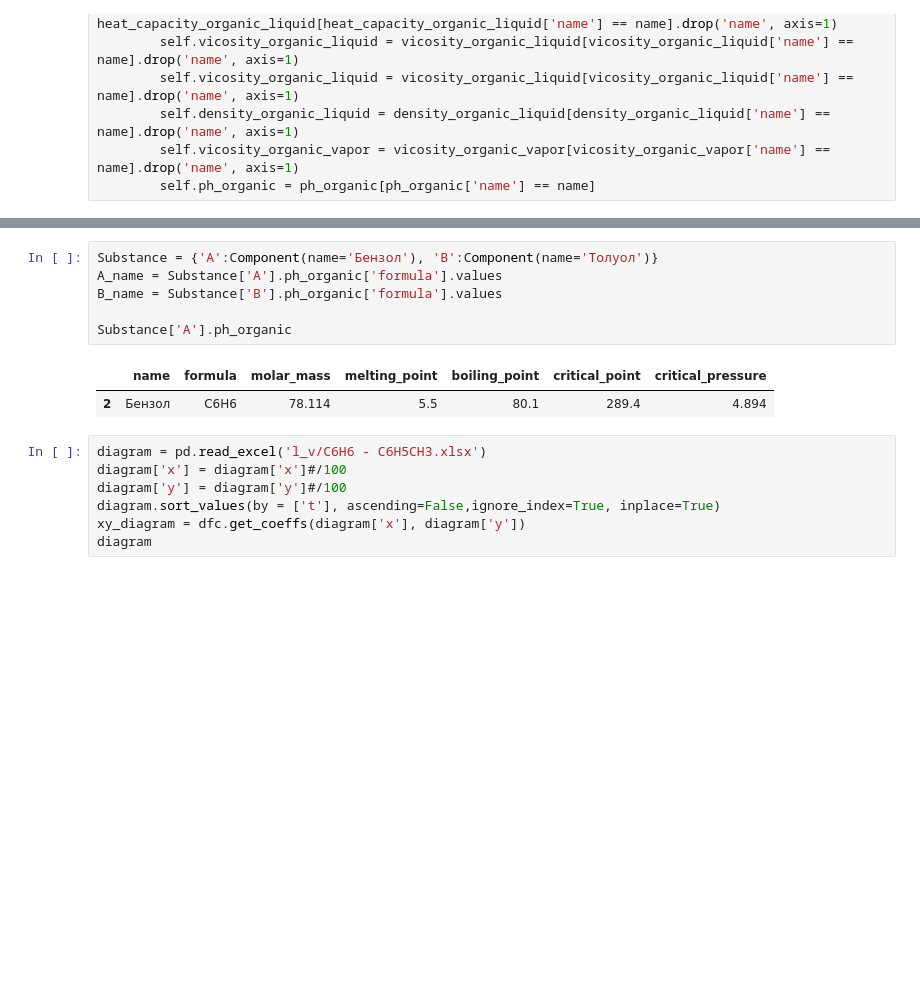
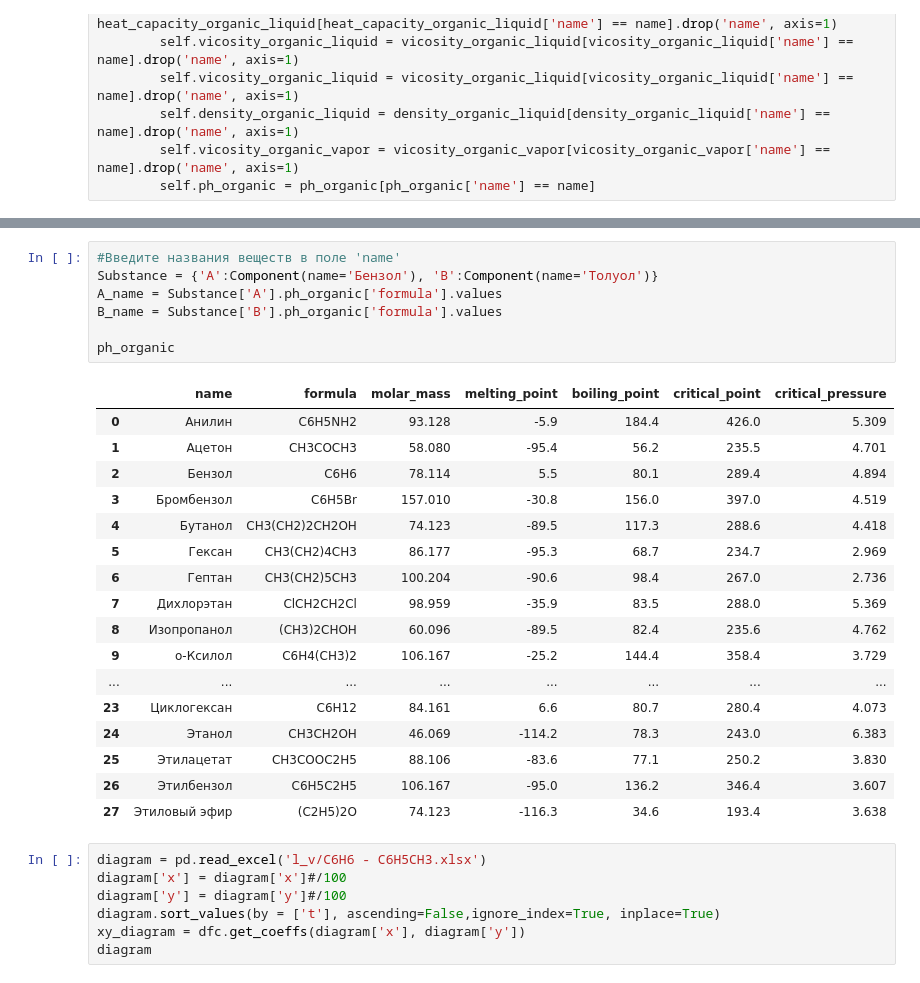
Before and after one commit to kdavjd/rectification_project, a Jupyter notebook: plate_column.ipynb, the cells around one changed output, grey strips where cells are left out. Saved outputs shown, nothing was run; the diff lists cells and outputs as text; blank space fills up the shorter version.

```diff
--- a/plate_column.ipynb
+++ b/plate_column.ipynb
@@ -111,12 +113,28 @@ class Сomponent():
 # %%
+#Введите названия веществ в поле 'name'
 Substance = {'A':Сomponent(name='Бензол'), 'B':Сomponent(name='Толуол')}
 A_name = Substance['A'].ph_organic['formula'].values
 B_name = Substance['B'].ph_organic['formula'].values
 
-Substance['A'].ph_organic
+ph_organic
 # %% [output]
 |  | name | formula | molar_mass | melting_point | boiling_point | critical_point | critical_pressure |
+| 0 | Анилин | C6H5NH2 | 93.128 | -5.9 | 184.4 | 426.0 | 5.309 |
+| 1 | Ацетон | CH3COCH3 | 58.080 | -95.4 | 56.2 | 235.5 | 4.701 |
 | 2 | Бензол | C6H6 | 78.114 | 5.5 | 80.1 | 289.4 | 4.894 |
+| 3 | Бромбензол | C6H5Br | 157.010 | -30.8 | 156.0 | 397.0 | 4.519 |
+| 4 | Бутанол | CH3(CH2)2CH2OH | 74.123 | -89.5 | 117.3 | 288.6 | 4.418 |
+| 5 | Гексан | CH3(CH2)4CH3 | 86.177 | -95.3 | 68.7 | 234.7 | 2.969 |
+| 6 | Гептан | CH3(CH2)5CH3 | 100.204 | -90.6 | 98.4 | 267.0 | 2.736 |
+| 7 | Дихлорэтан | ClCH2CH2Cl | 98.959 | -35.9 | 83.5 | 288.0 | 5.369 |
+| 8 | Изопропанол | (CH3)2CHOH | 60.096 | -89.5 | 82.4 | 235.6 | 4.762 |
+| 9 | о-Ксилол | C6H4(CH3)2 | 106.167 | -25.2 | 144.4 | 358.4 | 3.729 |
+| ... | ... | ... | ... | ... | ... | ... | ... |
+| 23 | Циклогексан | C6H12 | 84.161 | 6.6 | 80.7 | 280.4 | 4.073 |
+| 24 | Этанол | CH3CH2OH | 46.069 | -114.2 | 78.3 | 243.0 | 6.383 |
+| 25 | Этилацетат | CH3COOC2H5 | 88.106 | -83.6 | 77.1 | 250.2 | 3.830 |
+| 26 | Этилбензол | C6H5C2H5 | 106.167 | -95.0 | 136.2 | 346.4 | 3.607 |
+| 27 | Этиловый эфир | (C2H5)2O | 74.123 | -116.3 | 34.6 | 193.4 | 3.638 |
 # %%
 diagram = pd.read_excel('l_v/C6H6 - C6H5CH3.xlsx')
 diagram['x'] = diagram['x']#/100
```
Also changed, not shown: parts of 2 cells of this notebook, 1 other file.
